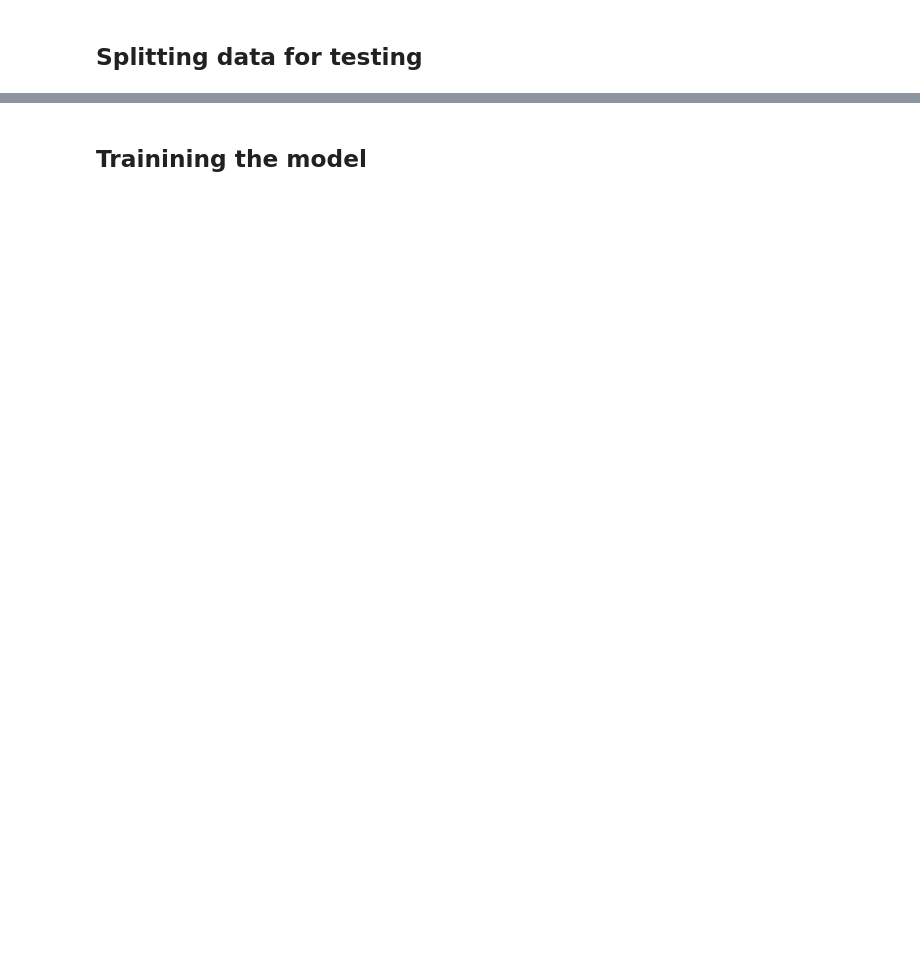
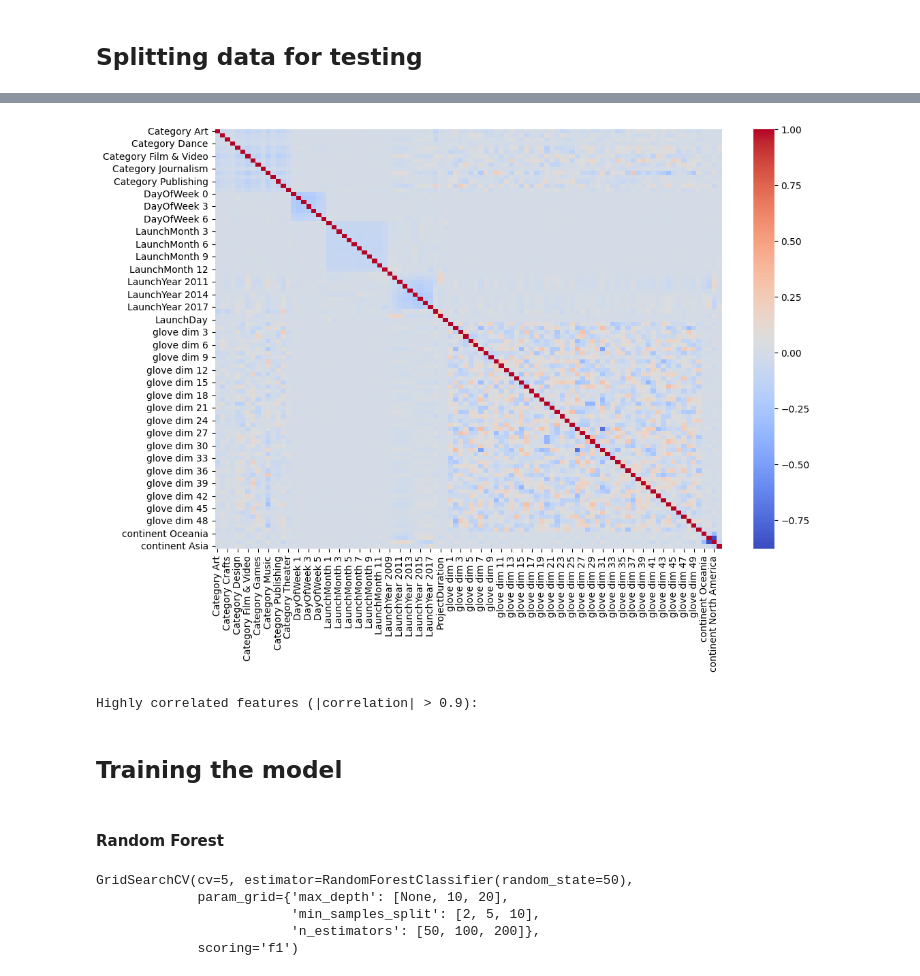
Before and after one commit to neuroth-v/ML_GroupProject, a Jupyter notebook: EDA-and-modeling.ipynb, the cells around one changed output, grey strips where cells are left out. Saved outputs shown, nothing was run; the diff lists cells and outputs as text; code cells hidden in the pictures; blank space fills up the shorter version.

```diff
--- a/EDA-and-modeling.ipynb
+++ b/EDA-and-modeling.ipynb
@@ -554,0 +668,8 @@ encoded_df.head()
+# %%
+# Split data into train and test sets (80-20)
+X_train, X_test, y_train, y_test = train_test_split(X, y, test_size=0.2, stratify=y, random_state=10)
+# %%
+# Feature Scaling
+scaler = StandardScaler()
+X_train_scaled = scaler.fit_transform(X_train)
+X_test_scaled = scaler.transform(X_test)
@@ -554,0 +678,6 @@ encoded_df.head()
+# %%
+# Set up baseline model
+baseline_model = LogisticRegression(random_state=10, max_iter=1000)
+# %%
+# Fit the model
+baseline_model.fit(X_train_scaled, y_train)
@@ -555,2 +713,33 @@ encoded_df.head()
+# %%
+X_train_scaled_df = pd.DataFrame(X_train_scaled, columns=X_train.columns)
+
+# Create a correlation matrix
+corr_matrix = X_train_scaled_df.corr()
+
+# Plot a heatmap of the correlation matrix
+plt.figure(figsize=(12, 8))
+sns.heatmap(corr_matrix, annot=False, cmap='coolwarm', fmt='.2f')
+plt.show()
+# %% [output]
+[figure, added]
+# %%
+# Set a correlation threshold
+correlation_threshold = 0.9
+
+# Find highly correlated features
+high_corr_pairs = []
+for i in range(corr_matrix.shape[0]):
+    for j in range(i + 1, corr_matrix.shape[1]):  # Only check upper triangle of the matrix
+        if abs(corr_matrix.iloc[i, j]) > correlation_threshold:
+            high_corr_pairs.append((corr_matrix.index[i], corr_matrix.columns[j], corr_matrix.iloc[i, j]))
+
+# Display the highly correlated pairs
+print("Highly correlated features (|correlation| > 0.9):")
+for pair in high_corr_pairs:
+    print(f"{pair[0]} and {pair[1]}: {pair[2]:.2f}")
+# %% [output]
+Highly correlated features (|correlation| > 0.9):
 # %% [markdown]
-## Trainining the model
+## Training the model
+# %% [markdown]
+#### Random Forest
@@ -556,0 +756,10 @@ encoded_df.head()
+# %%
+# Perform GridSearchCV for hyperparameter tuning
+grid_search = GridSearchCV(rf_model, param_grid, cv=5, scoring='f1')
+grid_search.fit(X_train_scaled, y_train)
+# %% [output]
+GridSearchCV(cv=5, estimator=RandomForestClassifier(random_state=50),
+             param_grid={'max_depth': [None, 10, 20],
+                         'min_samples_split': [2, 5, 10],
+                         'n_estimators': [50, 100, 200]},
+             scoring='f1')
```
Also changed, not shown: parts of 60 cells of this notebook, 2 other files.
